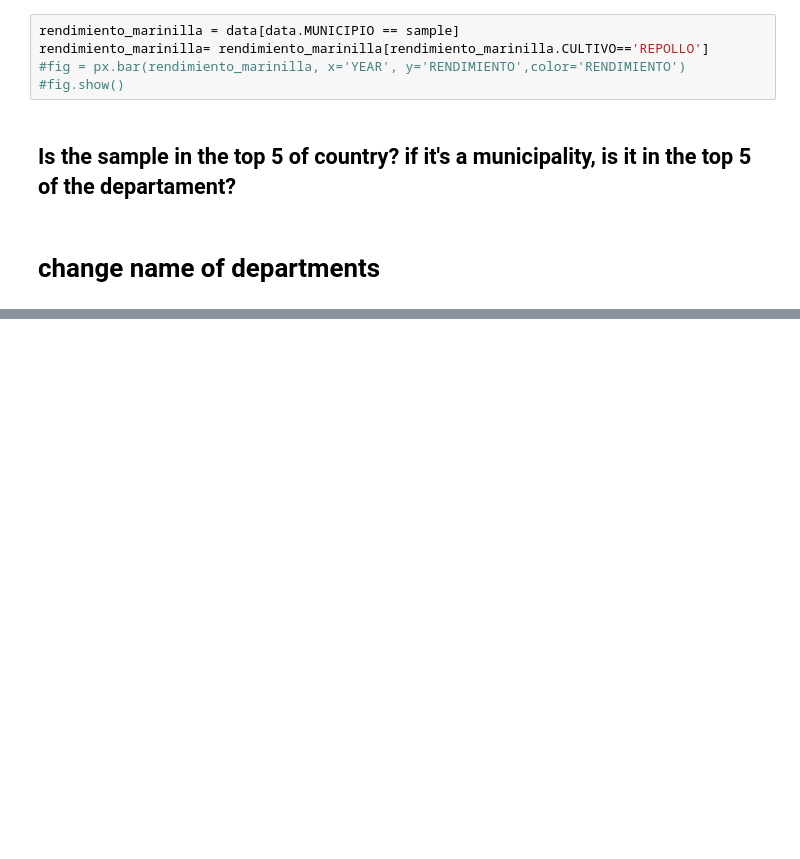
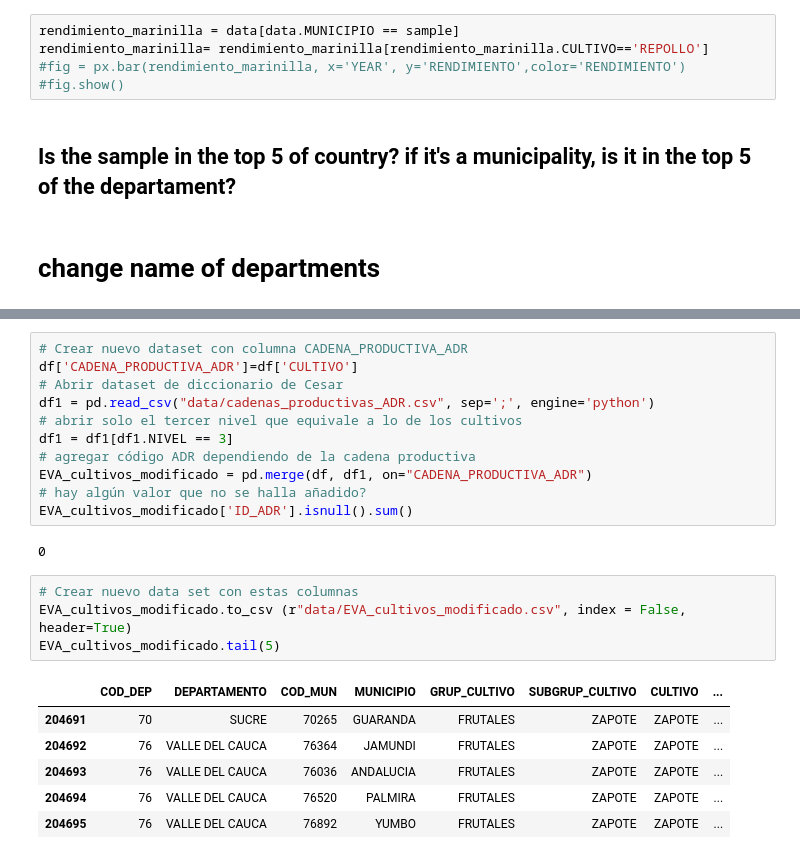
Before and after one commit to ds4a-team-envigado/project, a Jupyter notebook: Evaluaciones_Agropecuarias_Municipales_EVA/preliminary_analysis.ipynb, the cells around one changed output, grey strips where cells are left out. Drawn from its saved outputs; the diff is of its cells as text; blank space fills up the shorter version.

```diff
--- a/Evaluaciones_Agropecuarias_Municipales_EVA/preliminary_analysis.ipynb
+++ b/Evaluaciones_Agropecuarias_Municipales_EVA/preliminary_analysis.ipynb
@@ -172,3 +307,27 @@ highest_department.to_csv (r"data/EVA_cultivos_departamento.csv", index = False,
 df.to_csv (r"data/EVA_cultivos_modificado.csv", index = False, header=True)
 # %% [output]
 there are 32 departments
+# %%
+# Crear nuevo dataset con columna CADENA_PRODUCTIVA_ADR
+df['CADENA_PRODUCTIVA_ADR']=df['CULTIVO']
+# Abrir dataset de diccionario de Cesar
+df1 = pd.read_csv("data/cadenas_productivas_ADR.csv", sep=';', engine='python')
+# abrir solo el tercer nivel que equivale a lo de los cultivos
+df1 = df1[df1.NIVEL == 3]
+# agregar código ADR dependiendo de la cadena productiva
+EVA_cultivos_modificado = pd.merge(df, df1, on="CADENA_PRODUCTIVA_ADR")
+# hay algún valor que no se halla añadido?
+EVA_cultivos_modificado['ID_ADR'].isnull().sum()
+# %% [output]
+0
+# %%
+# Crear nuevo data set con estas columnas
+EVA_cultivos_modificado.to_csv (r"data/EVA_cultivos_modificado.csv", index = False, header=True)
+EVA_cultivos_modificado.tail(5)
+# %% [output]
+|  | COD_DEP | DEPARTAMENTO | COD_MUN | MUNICIPIO | GRUP_CULTIVO | SUBGRUP_CULTIVO | CULTIVO | ... |
+| 204691 | 70 | SUCRE | 70265 | GUARANDA | FRUTALES | ZAPOTE | ZAPOTE | ... |
+| 204692 | 76 | VALLE DEL CAUCA | 76364 | JAMUNDI | FRUTALES | ZAPOTE | ZAPOTE | ... |
+| 204693 | 76 | VALLE DEL CAUCA | 76036 | ANDALUCIA | FRUTALES | ZAPOTE | ZAPOTE | ... |
+| 204694 | 76 | VALLE DEL CAUCA | 76520 | PALMIRA | FRUTALES | ZAPOTE | ZAPOTE | ... |
+| 204695 | 76 | VALLE DEL CAUCA | 76892 | YUMBO | FRUTALES | ZAPOTE | ZAPOTE | ... |
```
Also changed, not shown: parts of 13 cells of this notebook, 23 other files.
